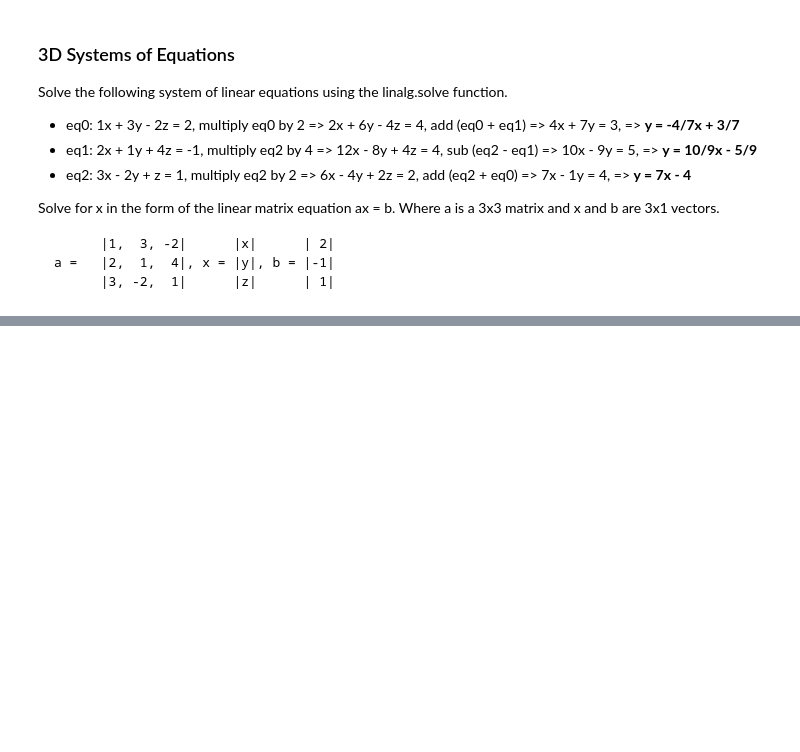
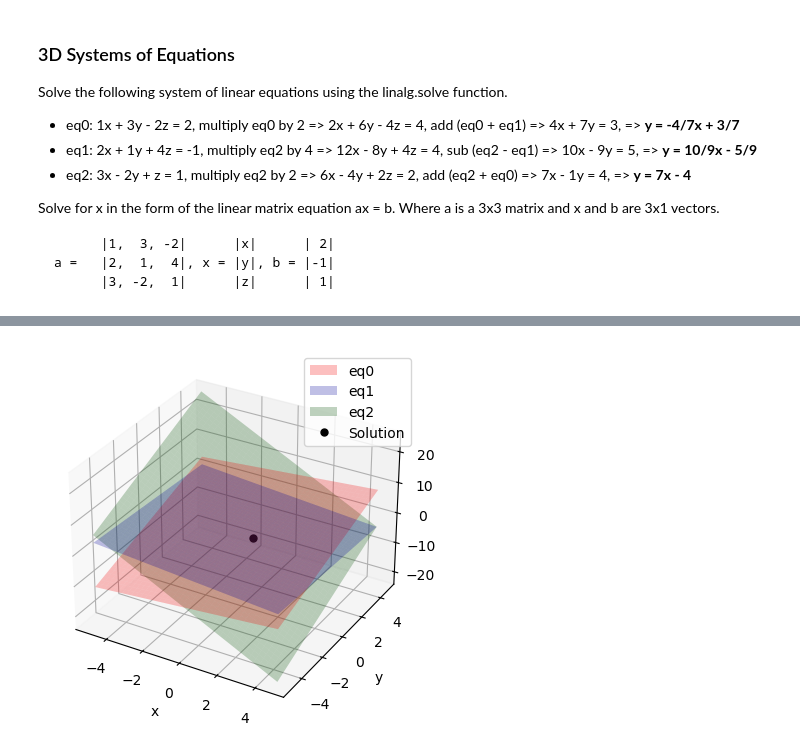
Before and after one commit to JimGile/math-stuff, a Jupyter notebook: src/linear-algebra/first_order_2d_3d.ipynb, the cells around one changed output, grey strips where cells are left out. Saved outputs shown, nothing was run; the diff lists cells and outputs as text; code cells hidden in the pictures; blank space fills up the shorter version.

```diff
--- a/src/linear-algebra/first_order_2d_3d.ipynb
+++ b/src/linear-algebra/first_order_2d_3d.ipynb
@@ -238,0 +340,12 @@ plt.show()
+# %%
+# Test 3d system of linear equations
+from SystemOfEquations import FoSysEq
+
+a_3d = np.array([[1, 3, -2], [2, 1, 4], [3, -2, 1]])
+b_3d = np.array([2, -1, 1])
+sys_eq_3d = FoSysEq(a_3d, b_3d)
+fig, ax = sys_eq_3d.plot_solution()
+ax.legend()
+plt.show()
+# %% [output]
+[figure, added]
```
Also changed, not shown: parts of 15 cells of this notebook, 1 other file.
